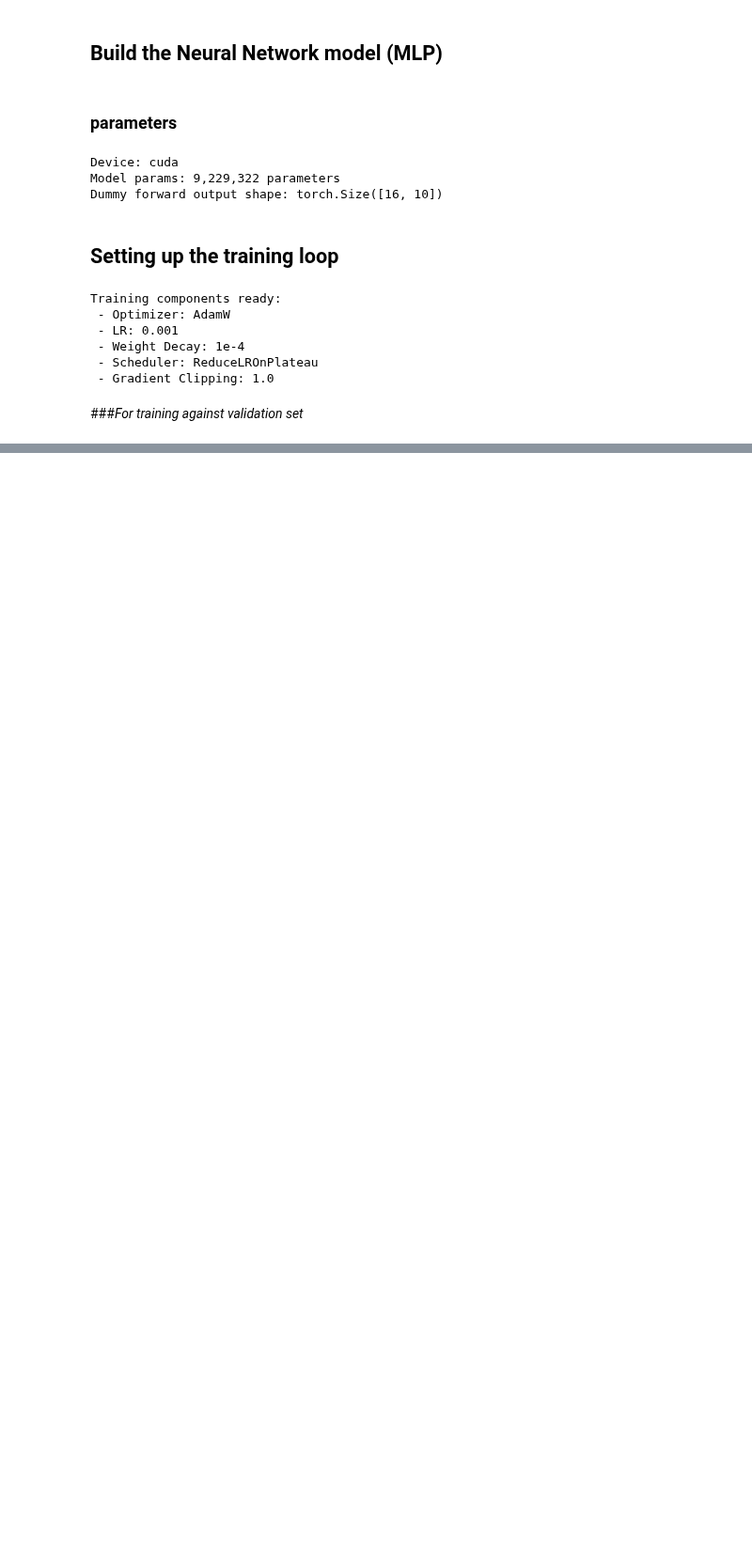
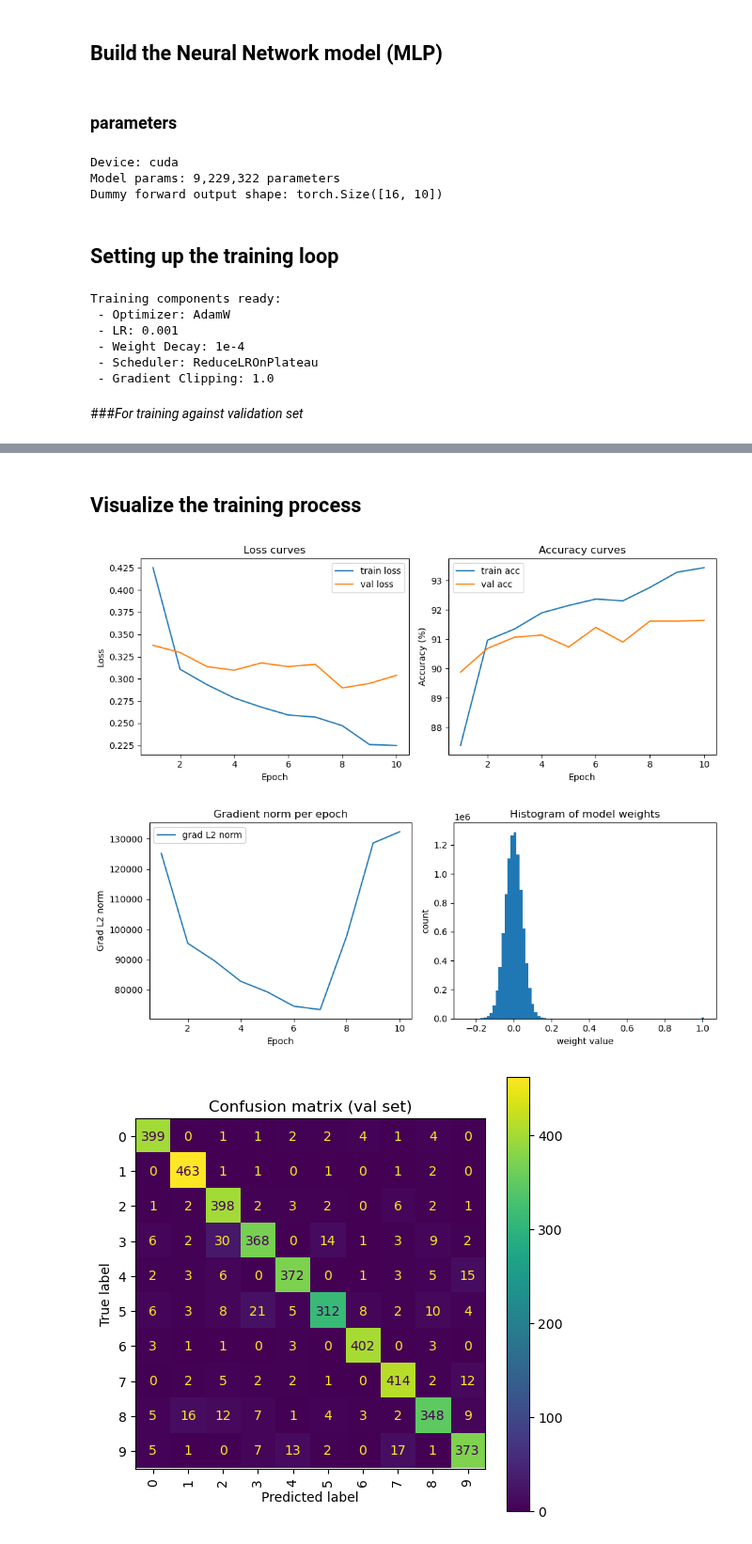
Before and after one commit to khangbkk23/NaturalLanguageProcessing, a Jupyter notebook: neural_network/pipeline.ipynb, the cells around one changed output, grey strips where cells are left out. Shown at 94% size. Cells and saved outputs as stored; diff of their text form; code cells hidden in the pictures; blank space fills up the shorter version.

Commit message:
update visualization and prediction

```diff
--- a/neural_network/pipeline.ipynb
+++ b/neural_network/pipeline.ipynb
@@ -400,0 +431,2 @@ Best validation loss: 0.2949
+# %% [markdown]
+## Visualize the training process
@@ -400,0 +532,11 @@ Best validation loss: 0.2949
+# %%
+plot_learning_curves(train_losses, val_losses, train_accs, val_accs)
+plot_grad_and_weights(grad_norms, model)
+# Use the validation arrays we collected in-loop for confusion matrix:
+# Note: we created `all_preds` and `all_labels` only for last epoch; if you want per-epoch confusion, adapt accordingly.
+plot_confusion_and_perclass([np.concatenate(all_labels)], [np.concatenate(all_preds)])  # unwrap to expected shape
+show_misclassified(val_loader, model, limit=12)
+# %% [output]
+[figure, added]
+[figure, added]
+[figure, added]
```
Also changed, not shown: parts of 3 cells of this notebook, 2 other files.
